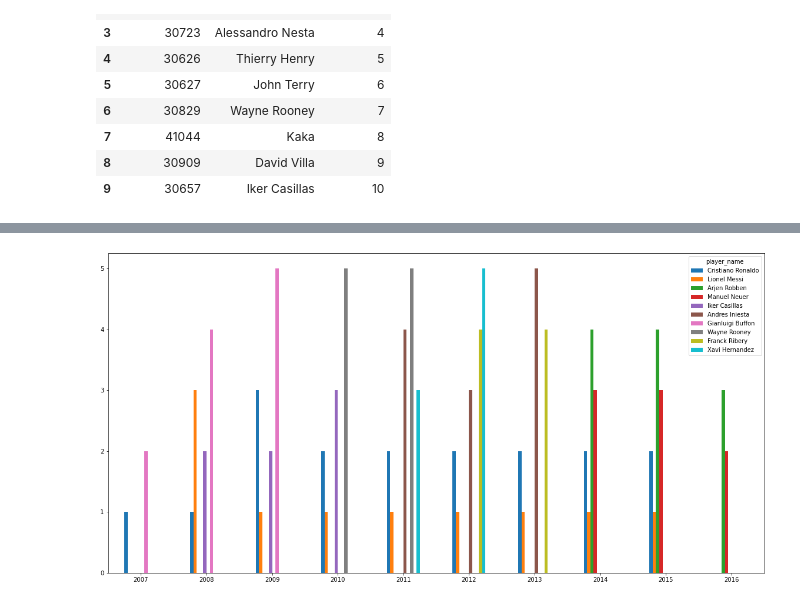
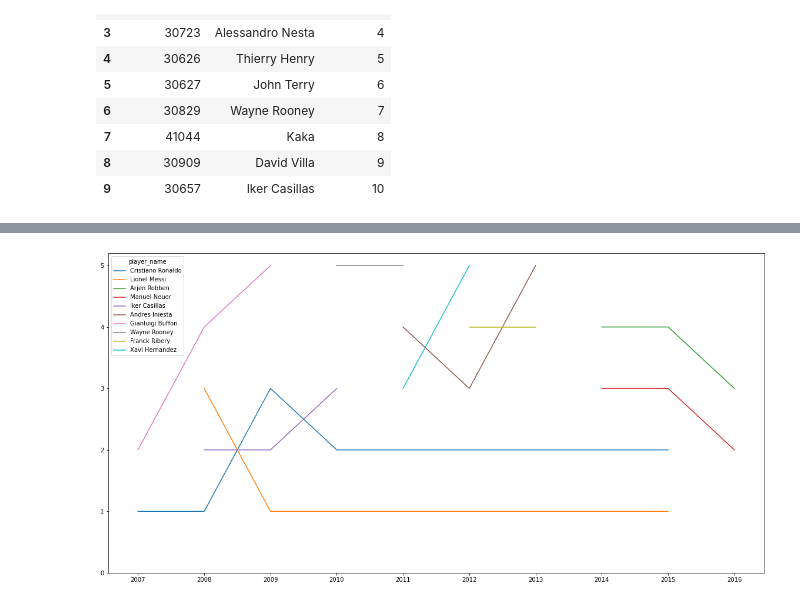
Before and after one commit to Trungtd0304/MiniProjectPython, a Jupyter notebook: miniproject.ipynb, the cells around one changed output, grey strips where cells are left out. Saved outputs shown, nothing was run; the diff lists cells and outputs as text; code cells hidden in the pictures.

```diff
--- a/miniproject.ipynb
+++ b/miniproject.ipynb
@@ -165,6 +172,6 @@ Player.head()
 ### Trả về kết quả top 10 giá trị cao nhất
 # %%
 # tạo bảng dữ liệu cần để tính top 10 cầu thủ có điểm cao nhất
-df_player_attributes = pd.merge(Player[['player_api_id','player_name']], Player_Attributes[['player_api_id','date','overall_rating','potential']], on='player_api_id')
+df_player_attributes = pd.merge(Player[['player_api_id','player_name','height','weight']], Player_Attributes[['player_api_id','date','overall_rating','potential']], on='player_api_id')
 df_player_attributes.head()
 # %% [output]
@@ -324,7 +335,8 @@ df_rank
 # %%
 df_rank['count']=df_rank.count(axis=1)
 df_rank=df_rank.sort_values('count', ascending=False).head(10)
-df_rank=df_rank.replace(np.nan,0).astype(int)
+# df_rank=df_rank.replace(np.nan,10).astype(int)
+df_rank2=df_rank.copy()
 df_rank=df_rank.drop(['count'],axis=1)
 df_rank=df_rank.T
 df_rank
@@ -348,7 +365,7 @@ See the caveats in the documentation: https://pandas.pydata.org/pandas-docs/stab
 # %%
-df_rank.plot(kind='bar',figsize=(20,10))
+df_rank.plot(kind='line',figsize=(20,10))
 plt.yticks(range(0,6))
 plt.xticks(range(10),('2007','2008','2009','2010','2011','2012','2013','2014','2015','2016'),rotation=0)
 plt.show()
 # %% [output]
-[figure, old version]
+[figure, new version]
```
Also changed, not shown: parts of 9 cells of this notebook, 1 other file.
